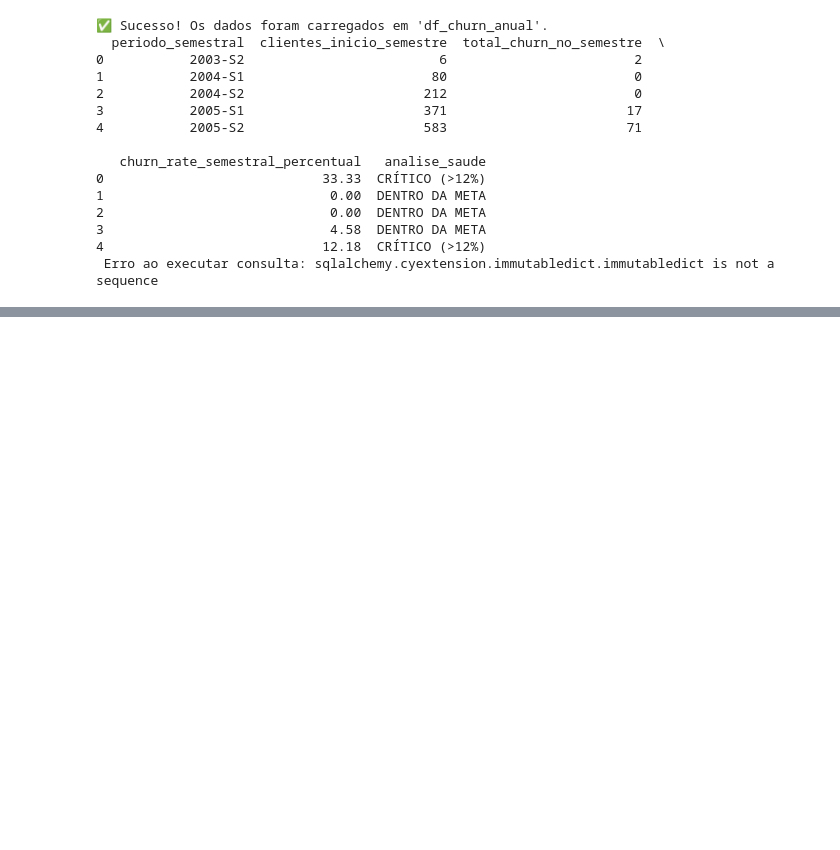
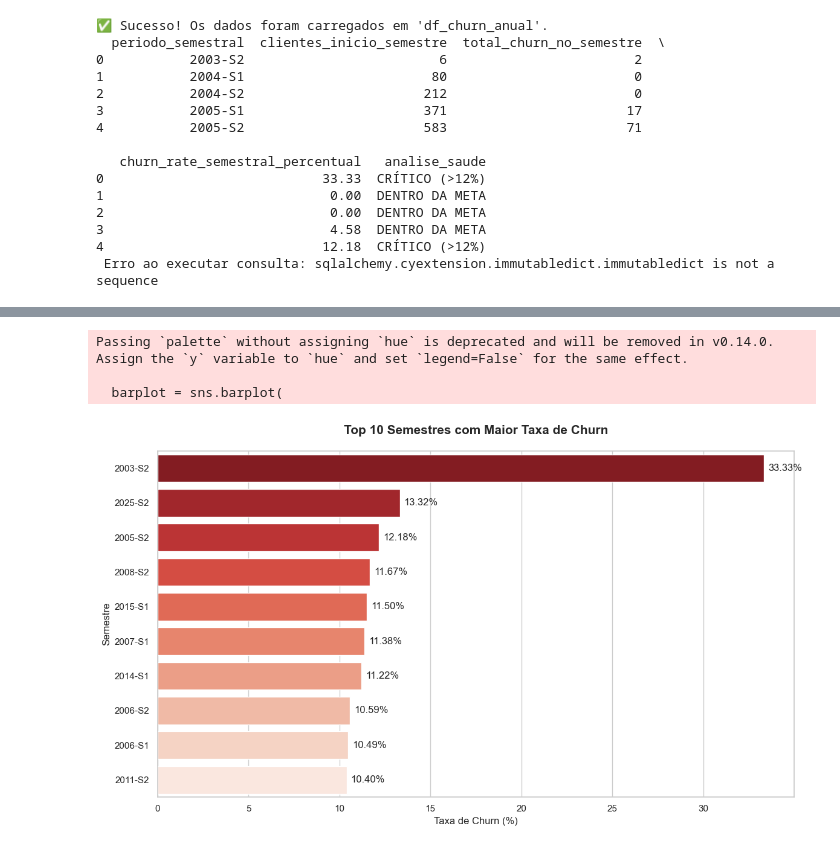
Before and after one commit to fabiopimentel21/customer-retention-analytics, a Jupyter notebook: churn-clientes.ipynb, the cells around one changed output, grey strips where cells are left out. Drawn from its saved outputs; the diff is of its cells as text; code cells hidden in the pictures; blank space fills up the shorter version.

```diff
--- a/churn-clientes.ipynb
+++ b/churn-clientes.ipynb
@@ -392,0 +424,36 @@ df_churn_semestral
+# %%
+import matplotlib.pyplot as plt
+import seaborn as sns
+
+# 1. Criar o Top 10 (Ordenando do maior churn para o menor)
+df_top10 = df_churn_semestral.sort_values(by="churn_rate_semestral_percentual", ascending=False).head(10)
+
+# 2. Configurar o estilo do gráfico
+plt.figure(figsize=(12, 7))
+sns.set_theme(style="whitegrid")
+
+# 3. Criar o gráfico de barras
+# Usaremos 'periodo_semestral' no eixo Y e a taxa no eixo X
+barplot = sns.barplot(
+    x="churn_rate_semestral_percentual",
+    y="periodo_semestral",
+    data=df_top10,
+    palette="Reds_r" # Cor gradiente: do vermelho forte para o mais claro
+)
+
+# 4. Adicionar os valores nas pontas das barras para facilitar a leitura
+for i in barplot.containers:
+    barplot.bar_label(i, fmt='%.2f%%', padding=5)
+
+# 5. Títulos e rótulos
+plt.title("Top 10 Semestres com Maior Taxa de Churn", fontsize=15, fontweight='bold', pad=20)
+plt.xlabel("Taxa de Churn (%)", fontsize=12)
+plt.ylabel("Semestre", fontsize=12)
+
+plt.tight_layout()
+plt.show()
+# %% [output]
+Passing `palette` without assigning `hue` is deprecated and will be removed in v0.14.0. Assign the `y` variable to `hue` and set `legend=False` for the same effect.
+
+  barplot = sns.barplot(
+[figure, added]
```
Also changed, not shown: parts of 2 cells of this notebook.
